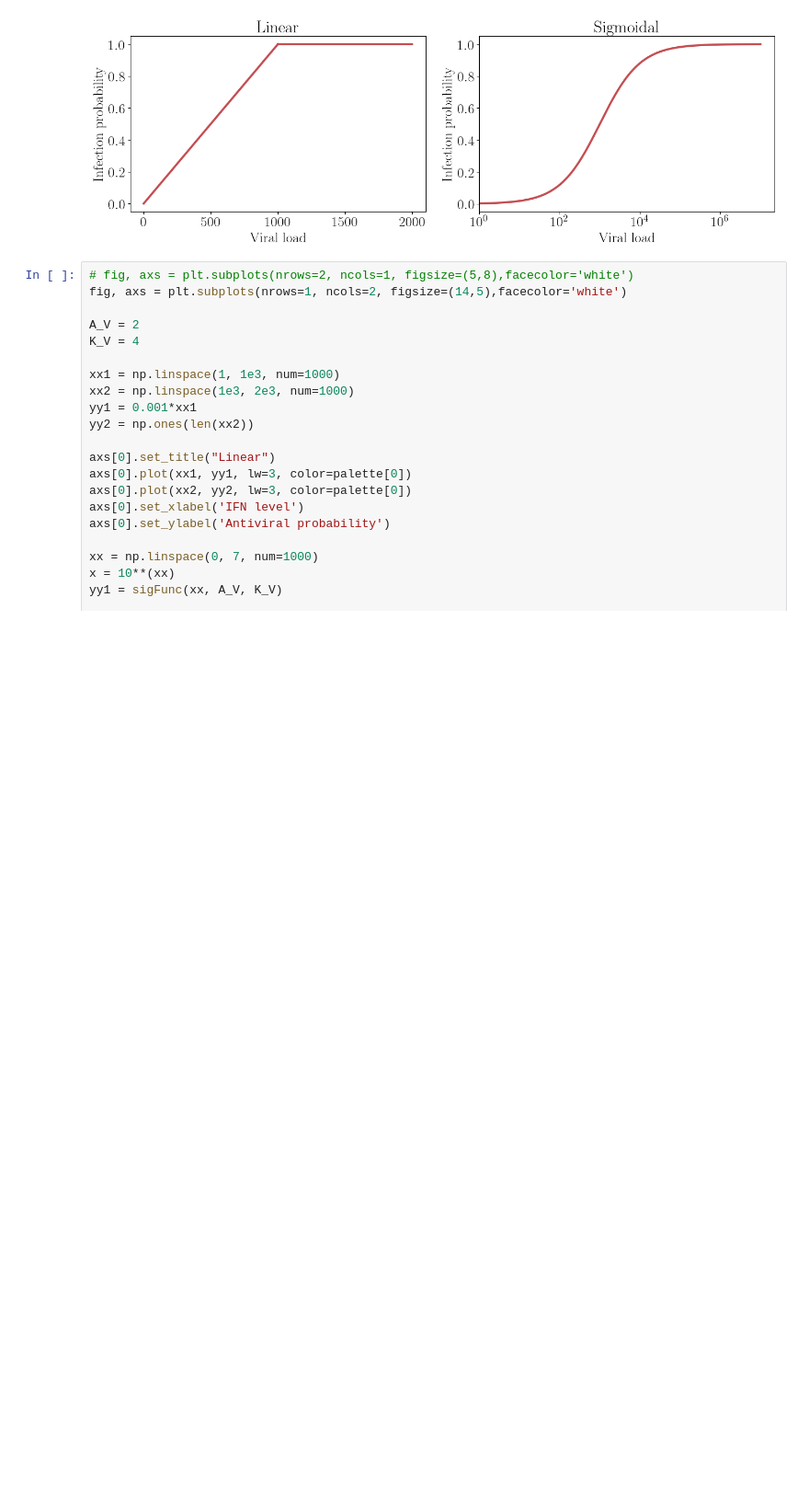
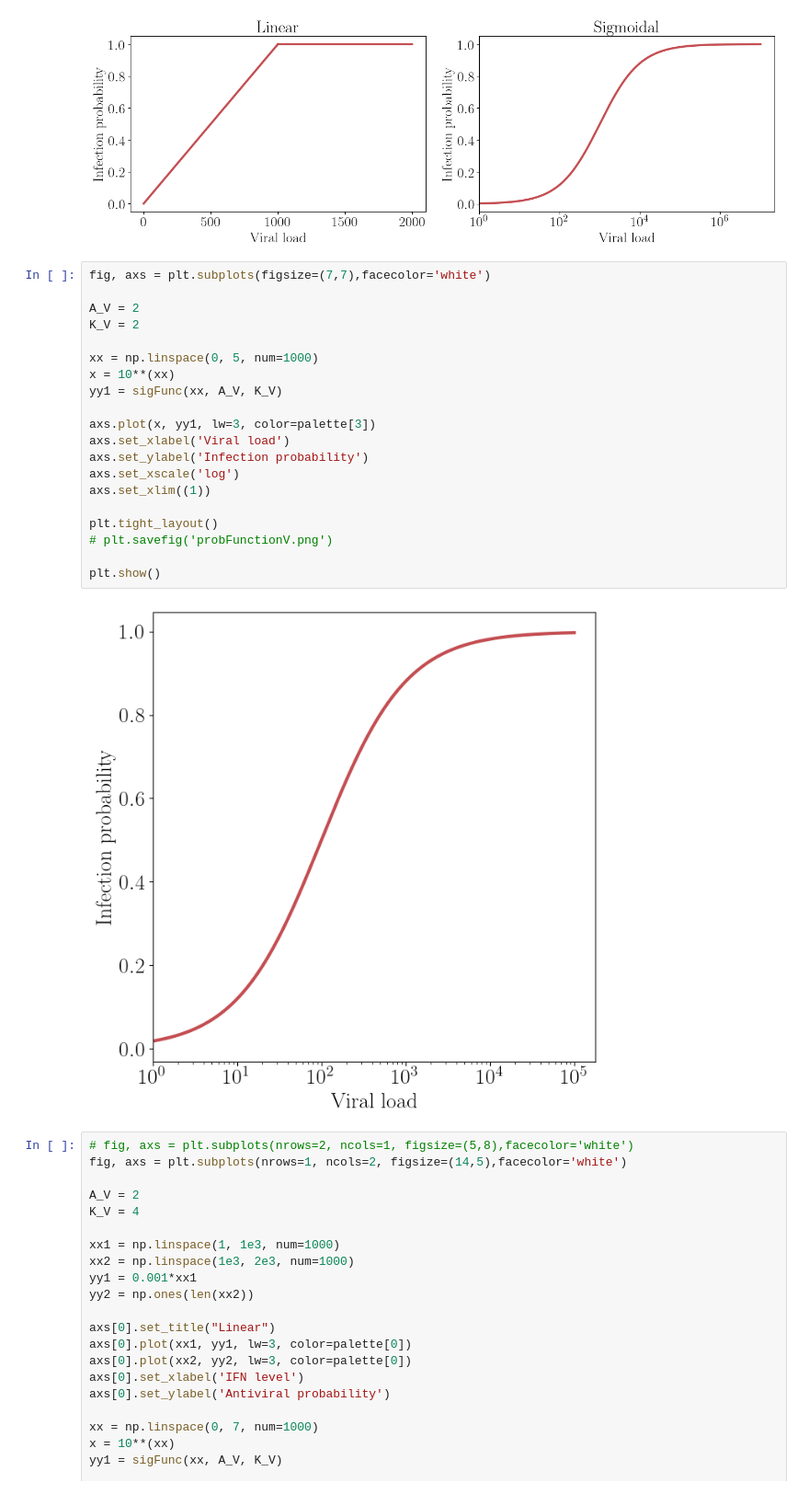
Before and after one commit to rblanco89/TissueFlu, a Jupyter notebook: utilities/tissuePlots.ipynb, the cells around one changed output. Shown at 92% size. Drawn from its saved outputs; the diff is of its cells as text; blank space fills up the shorter version.

Commit message:
pyNotebook to plotting results

```diff
--- a/utilities/tissuePlots.ipynb
+++ b/utilities/tissuePlots.ipynb
@@ -72,6 +72,28 @@ plt.tight_layout()
 plt.show()
 # %% [output]
 [figure]
+# %%
+fig, axs = plt.subplots(figsize=(7,7),facecolor='white')
+
+A_V = 2
+K_V = 2
+
+xx = np.linspace(0, 5, num=1000)
+x = 10**(xx)
+yy1 = sigFunc(xx, A_V, K_V)
+
+axs.plot(x, yy1, lw=3, color=palette[3])
+axs.set_xlabel('Viral load')
+axs.set_ylabel('Infection probability')
+axs.set_xscale('log')
+axs.set_xlim((1))
+
+plt.tight_layout()
+# plt.savefig('probFunctionV.png')
+
+plt.show()
+# %% [output]
+[figure, added]
 # %%
 # fig, axs = plt.subplots(nrows=2, ncols=1, figsize=(5,8),facecolor='white')
 fig, axs = plt.subplots(nrows=1, ncols=2, figsize=(14,5),facecolor='white')
```
Also changed, not shown: parts of 5 cells of this notebook, 1 other file.
